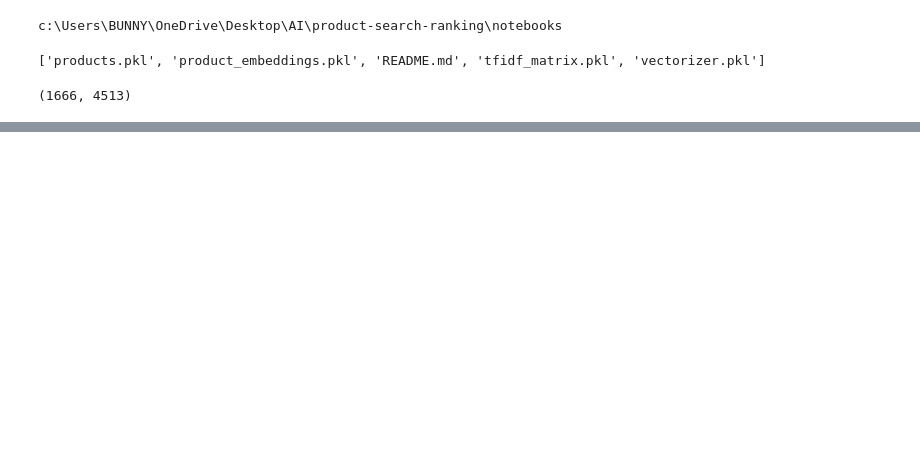
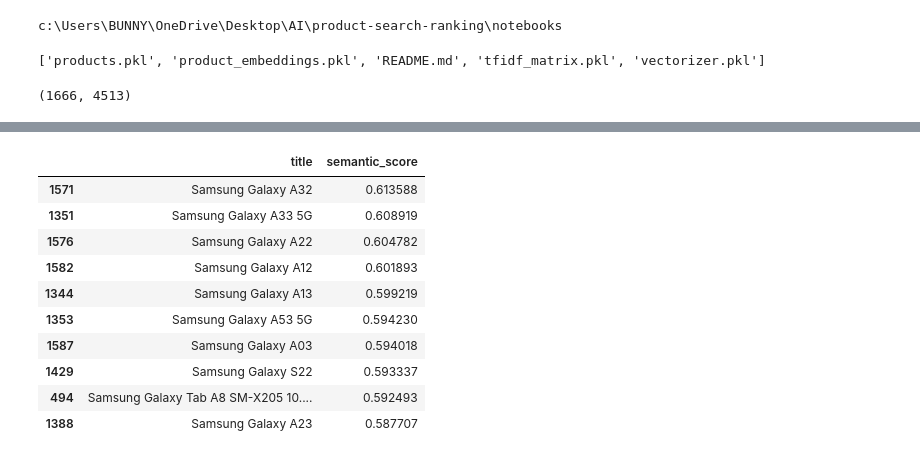
Before and after one commit to burrabhavana-dev/intelligent-product-search-ranking-system, a Jupyter notebook: notebooks/query_understanding.ipynb, the cells around one changed output, grey strips where cells are left out. Drawn from its saved outputs; the diff is of its cells as text; code cells hidden in the pictures; blank space fills up the shorter version.

```diff
--- a/notebooks/query_understanding.ipynb
+++ b/notebooks/query_understanding.ipynb
@@ -416,0 +570,22 @@ print(tfidf_matrix.shape)
+# %%
+semantic_df.sort_values(
+    "semantic_score",
+    ascending=False
+)[
+    [
+        "title",
+        "semantic_score"
+    ]
+].head(10)
+# %% [output]
+|  | title | semantic_score |
+| 1571 | Samsung Galaxy A32 | 0.613588 |
+| 1351 | Samsung Galaxy A33 5G | 0.608919 |
+| 1576 | Samsung Galaxy A22 | 0.604782 |
+| 1582 | Samsung Galaxy A12 | 0.601893 |
+| 1344 | Samsung Galaxy A13 | 0.599219 |
+| 1353 | Samsung Galaxy A53 5G | 0.594230 |
+| 1587 | Samsung Galaxy A03 | 0.594018 |
+| 1429 | Samsung Galaxy S22 | 0.593337 |
+| 494 | Samsung Galaxy Tab A8 SM-X205 10.... | 0.592493 |
+| 1388 | Samsung Galaxy A23 | 0.587707 |
```
Also changed, not shown: parts of 22 cells of this notebook, 2 other files.
